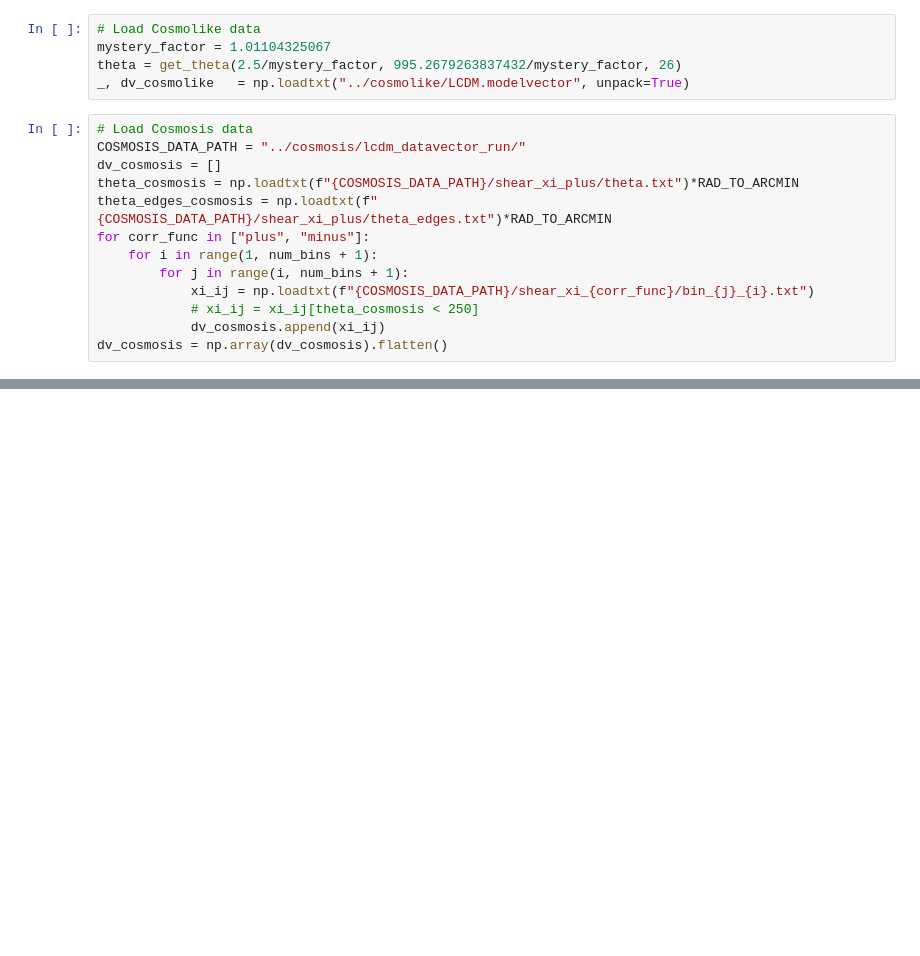
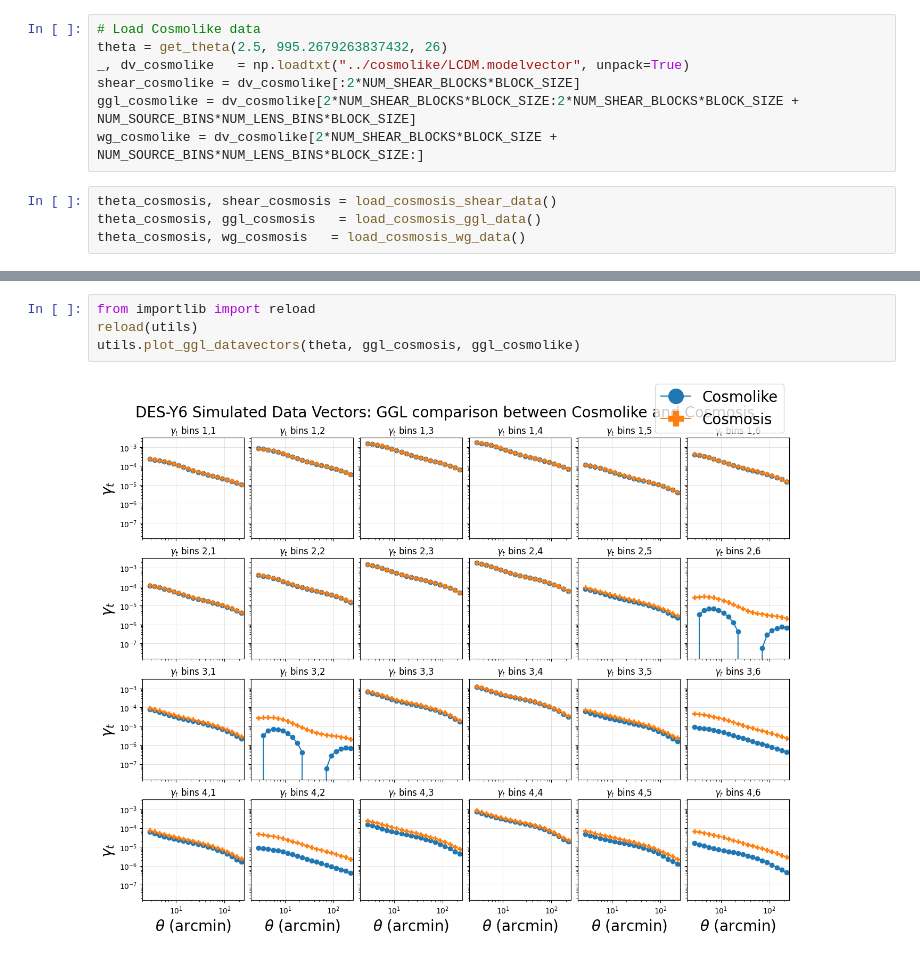
Before and after one commit to joaoreboucas1/y6_code_comparison, a Jupyter notebook: comparing/plot.ipynb, the cells around one changed output, grey strips where cells are left out. Drawn from its saved outputs; the diff is of its cells as text; blank space fills up the shorter version.

Commit message:
adding more plots

```diff
--- a/comparing/plot.ipynb
+++ b/comparing/plot.ipynb
@@ -7,20 +9,13 @@ from utils import *
 num_bins = 4 # Cosmic shear part
 # %%
 # Load Cosmolike data
-mystery_factor = 1.01104325067
-theta = get_theta(2.5/mystery_factor, 995.2679263837432/mystery_factor, 26)
+theta = get_theta(2.5, 995.2679263837432, 26)
 _, dv_cosmolike   = np.loadtxt("../cosmolike/LCDM.modelvector", unpack=True)
+shear_cosmolike = dv_cosmolike[:2*NUM_SHEAR_BLOCKS*BLOCK_SIZE]
+ggl_cosmolike = dv_cosmolike[2*NUM_SHEAR_BLOCKS*BLOCK_SIZE:2*NUM_SHEAR_BLOCKS*BLOCK_SIZE + NUM_SOURCE_BINS*NUM_LENS_BINS*BLOCK_SIZE]
+wg_cosmolike = dv_cosmolike[2*NUM_SHEAR_BLOCKS*BLOCK_SIZE + NUM_SOURCE_BINS*NUM_LENS_BINS*BLOCK_SIZE:]
 # %%
-# Load Cosmosis data
-COSMOSIS_DATA_PATH = "../cosmosis/lcdm_datavector_run/"
-dv_cosmosis = []
-theta_cosmosis = np.loadtxt(f"{COSMOSIS_DATA_PATH}/shear_xi_plus/theta.txt")*RAD_TO_ARCMIN
-theta_edges_cosmosis = np.loadtxt(f"{COSMOSIS_DATA_PATH}/shear_xi_plus/theta_edges.txt")*RAD_TO_ARCMIN
-for corr_func in ["plus", "minus"]:
-    for i in range(1, num_bins + 1):
-        for j in range(i, num_bins + 1):
-            xi_ij = np.loadtxt(f"{COSMOSIS_DATA_PATH}/shear_xi_{corr_func}/bin_{j}_{i}.txt")
-            # xi_ij = xi_ij[theta_cosmosis < 250]
-            dv_cosmosis.append(xi_ij)
-dv_cosmosis = np.array(dv_cosmosis).flatten()
+theta_cosmosis, shear_cosmosis = load_cosmosis_shear_data()
+theta_cosmosis, ggl_cosmosis   = load_cosmosis_ggl_data()
+theta_cosmosis, wg_cosmosis   = load_cosmosis_wg_data()
 # %%
@@ -135,2 +27,8 @@ plt.show()
 # %% [output]
 [figure]
+# %%
+from importlib import reload
+reload(utils)
+utils.plot_ggl_datavectors(theta, ggl_cosmosis, ggl_cosmolike)
+# %% [output]
+[figure, added]
```
Also changed, not shown: parts of 4 cells of this notebook, 6 other files.
